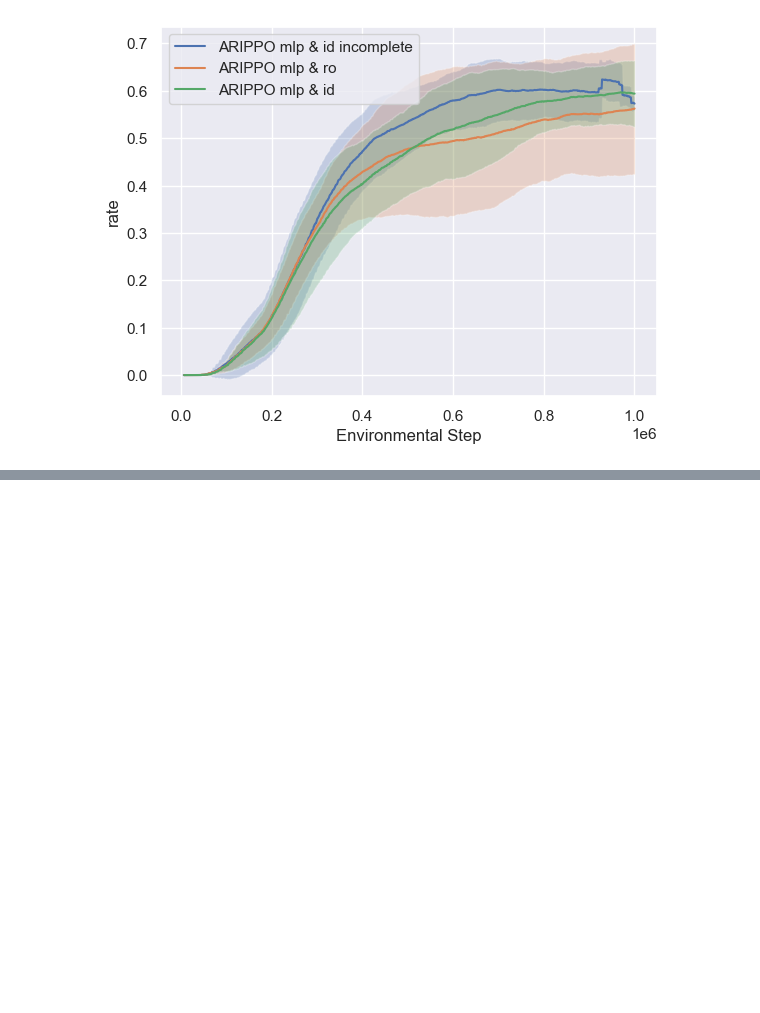
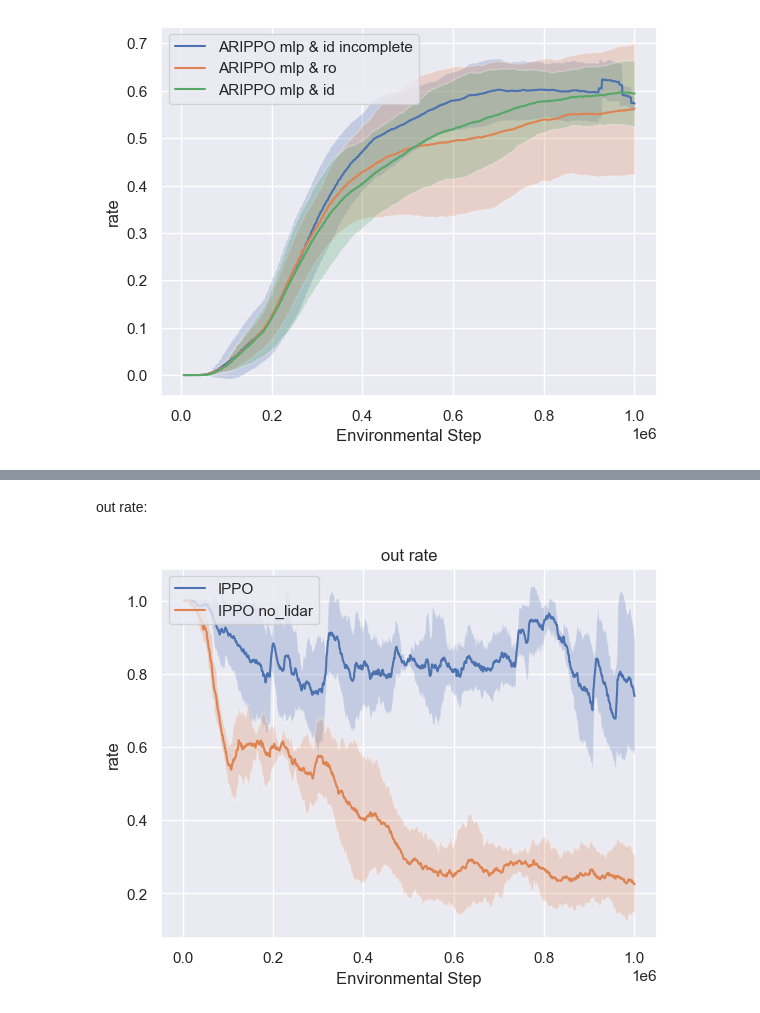
Before and after one commit to jimmydengpeng/MARLPO, a Jupyter notebook: plot.ipynb, the cells around one changed output, grey strips where cells are left out. Drawn from its saved outputs; the diff is of its cells as text; code cells hidden in the pictures; blank space fills up the shorter version.

```diff
--- a/plot.ipynb
+++ b/plot.ipynb
@@ -26,9 +26,20 @@ succ = 'SuccessRate'
 crash = 'CrashRate'
 out = 'OutRate'
 maxstep = 'MaxStepRate'
-# reward = 'Reward'
+# reward = 'Reward' #TODO
 all_col = [x, succ, crash, out, maxstep]
 succ_col = [x, succ]
+crash_col = [x, crash]
+out_col = [x, out]
+maxstep_col = [x, maxstep]
+
+all_metrics = {
+    'succ': succ_col,
+    'out': out_col,
+    'crash': crash_col,
+    'maxstep': maxstep_col,
+}
+# succ_rew_col = [x, succ, rew]
 # %% [markdown]
 自动从一个字典中生成所有参数空间的笛卡尔积：
 # %%
@@ -376,0 +396,8 @@ print('1222')
+# %% [markdown]
+out rate:
+# %%
+col = out_col
+plot_one_exp(ippo_exp_dir, pattern, col=col, exp_label='IPPO')
+plot_one_exp(ippo_exp_dir_no_lidar, pattern, col=col, title="out rate", exp_label='IPPO no_lidar')
+# %% [output]
+[figure, added]
```
Also changed, not shown: parts of 28 cells of this notebook, 5 other files.
